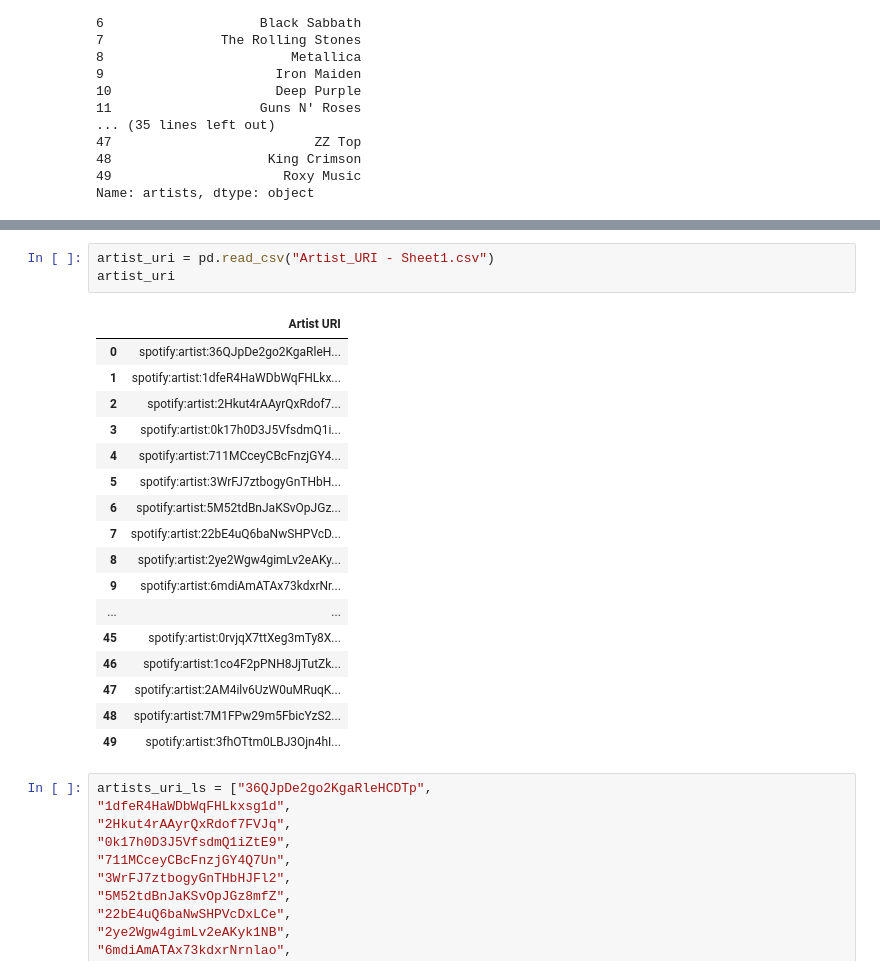
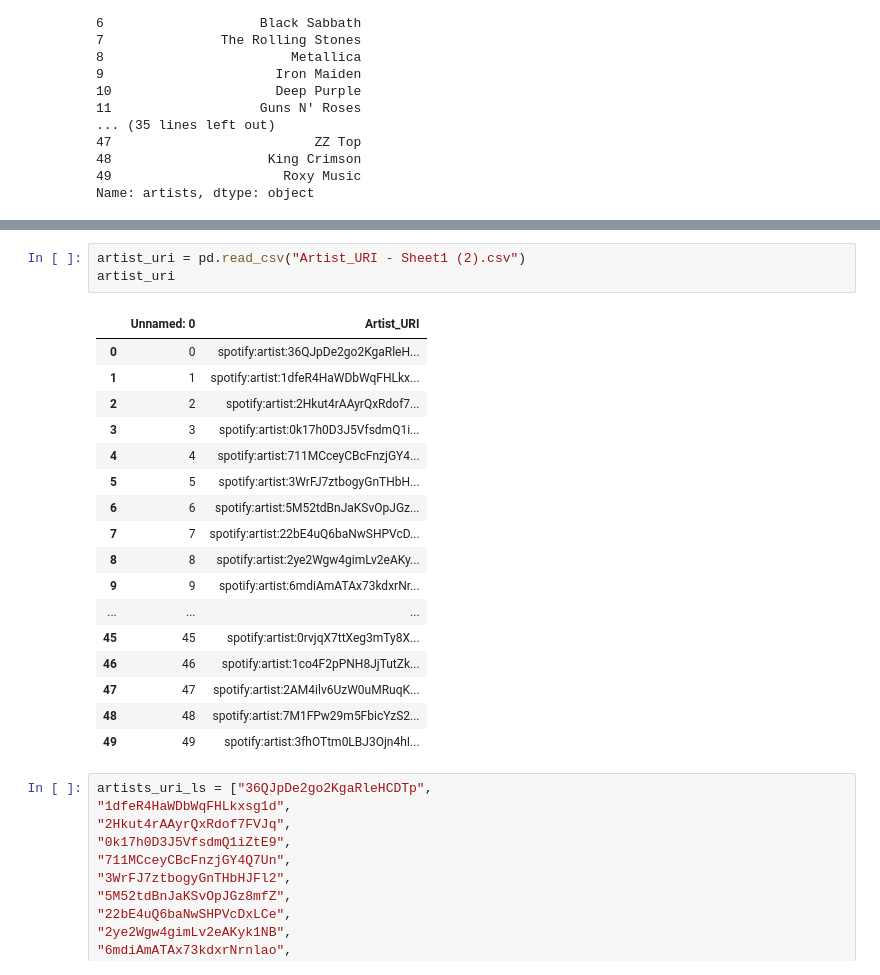
Before and after one commit to ASairithwikmahateja/Practicum-final-project, a Jupyter notebook: Music_Data.ipynb, the cells around one changed output, grey strips where cells are left out. Saved outputs shown, nothing was run; the diff lists cells and outputs as text.

```diff
--- a/Music_Data.ipynb
+++ b/Music_Data.ipynb
@@ -135,24 +167,24 @@ Saving Artist_URI - Sheet1.csv to Artist_URI - Sheet1.csv
 # %%
-artist_uri = pd.read_csv("Artist_URI - Sheet1.csv")
+artist_uri = pd.read_csv("Artist_URI - Sheet1 (2).csv")
 artist_uri
 # %% [output]
-|  | Artist URI |
-| 0 | spotify:artist:36QJpDe2go2KgaRleH... |
-| 1 | spotify:artist:1dfeR4HaWDbWqFHLkx... |
-| 2 | spotify:artist:2Hkut4rAAyrQxRdof7... |
-| 3 | spotify:artist:0k17h0D3J5VfsdmQ1i... |
-| 4 | spotify:artist:711MCceyCBcFnzjGY4... |
-| 5 | spotify:artist:3WrFJ7ztbogyGnTHbH... |
-| 6 | spotify:artist:5M52tdBnJaKSvOpJGz... |
-| 7 | spotify:artist:22bE4uQ6baNwSHPVcD... |
-| 8 | spotify:artist:2ye2Wgw4gimLv2eAKy... |
-| 9 | spotify:artist:6mdiAmATAx73kdxrNr... |
-| ... | ... |
-| 45 | spotify:artist:0rvjqX7ttXeg3mTy8X... |
-| 46 | spotify:artist:1co4F2pPNH8JjTutZk... |
-| 47 | spotify:artist:2AM4ilv6UzW0uMRuqK... |
-| 48 | spotify:artist:7M1FPw29m5FbicYzS2... |
-| 49 | spotify:artist:3fhOTtm0LBJ3Ojn4hI... |
+|  | Unnamed: 0 | Artist_URI |
+| 0 | 0 | spotify:artist:36QJpDe2go2KgaRleH... |
+| 1 | 1 | spotify:artist:1dfeR4HaWDbWqFHLkx... |
+| 2 | 2 | spotify:artist:2Hkut4rAAyrQxRdof7... |
+| 3 | 3 | spotify:artist:0k17h0D3J5VfsdmQ1i... |
+| 4 | 4 | spotify:artist:711MCceyCBcFnzjGY4... |
+| 5 | 5 | spotify:artist:3WrFJ7ztbogyGnTHbH... |
+| 6 | 6 | spotify:artist:5M52tdBnJaKSvOpJGz... |
+| 7 | 7 | spotify:artist:22bE4uQ6baNwSHPVcD... |
+| 8 | 8 | spotify:artist:2ye2Wgw4gimLv2eAKy... |
+| 9 | 9 | spotify:artist:6mdiAmATAx73kdxrNr... |
+| ... | ... | ... |
+| 45 | 45 | spotify:artist:0rvjqX7ttXeg3mTy8X... |
+| 46 | 46 | spotify:artist:1co4F2pPNH8JjTutZk... |
+| 47 | 47 | spotify:artist:2AM4ilv6UzW0uMRuqK... |
+| 48 | 48 | spotify:artist:7M1FPw29m5FbicYzS2... |
+| 49 | 49 | spotify:artist:3fhOTtm0LBJ3Ojn4hI... |
 # %%
 artists_uri_ls = ["36QJpDe2go2KgaRleHCDTp",
 "1dfeR4HaWDbWqFHLkxsg1d",
```
Also changed, not shown: parts of 17 cells of this notebook, 3 other files.
